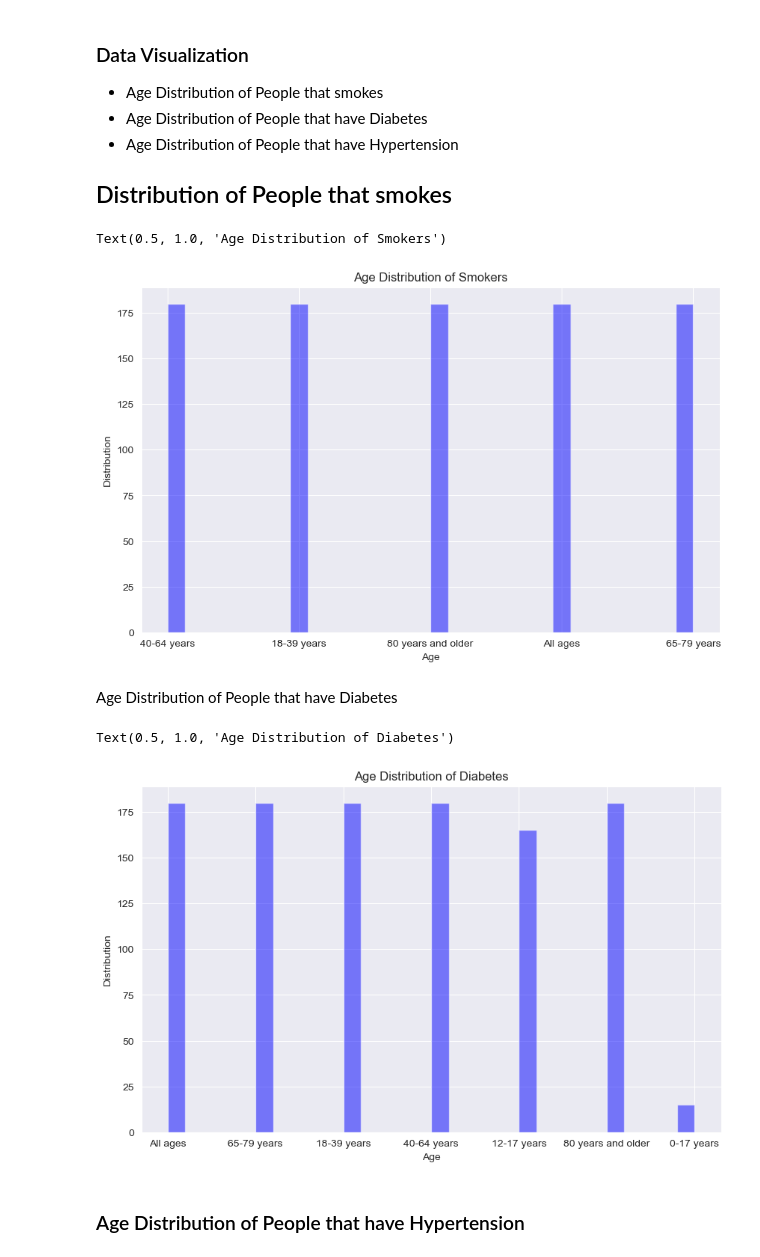
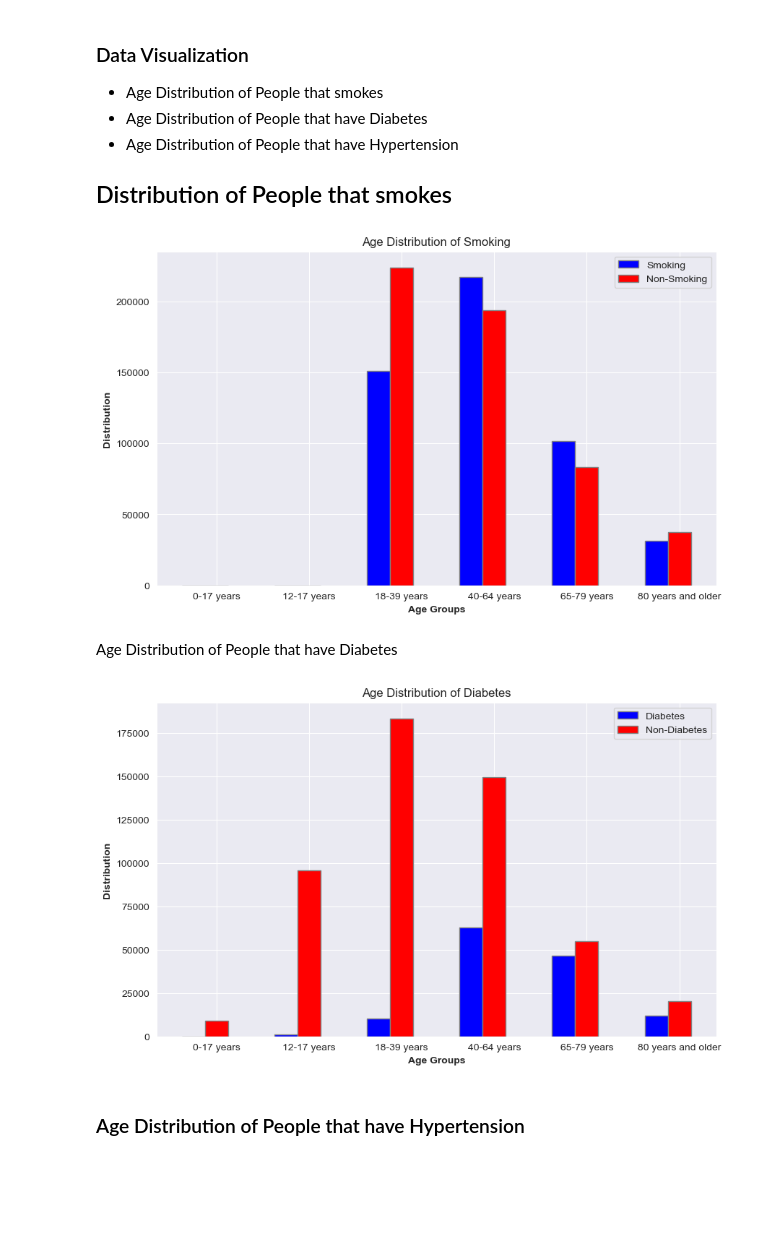
Before and after one commit to byQuexo/DataScienceHealthcareSOL, a Jupyter notebook: main.ipynb, the cells around one changed output. Drawn from its saved outputs; the diff is of its cells as text; code cells hidden in the pictures; blank space fills up the shorter version.

```diff
--- a/main.ipynb
+++ b/main.ipynb
@@ -132,11 +113,15 @@ df.duplicated().sum()
 # %%
 df.drop(columns=['YearStart', 'YearEnd', 'LocationDesc', 'DataSource', 'Topic',
                  'Data_Value_Unit', 'DataValueTypeID', 'Data_Value_Type', 'GeoLocation',
-                 'Low_Confidence_limit', 'High_Confidence_Limit', 'Sample_Size',
+                 'Low_Confidence_limit', 'High_Confidence_Limit',
                  'Data_Value_Footnote_Symbol', 'Data_Value_Footnote', 'ResponseID',
                  'QuestionID', 'LocationAbbr', 'Numerator', 'LocationID', 'RiskFactorID', 'RiskFactorResponseID',  'Geographic Level',
                  'Data_Value','TopicID','CategoryID','AgeID','GenderID', 'RaceEthnicityID'
                  ], inplace=True)
+
+df.dropna(subset=['Sample_Size'], inplace=True)
+df['Sample_Size'] = df['Sample_Size'].astype(int)
+df.drop(df[df['Age'] == 'All ages'].index, inplace=True)
 # %% [markdown]
 ### Remove all rows that are not related to Vision
 # %%
@@ -306,25 +279,53 @@ memory usage: 506.2+ KB
 
 ## Distribution of People that smokes
 # %%
-plt.figure(figsize=(10, 6))
-plt.hist(df[( df['RiskFactor'] == 'Smoking') & ( df['RiskFactorResponse'] == 'Yes')]['Age'], bins=30, color='blue', alpha=0.5)
-plt.xlabel('Age')
-plt.ylabel('Distribution')
-plt.title('Age Distribution of Smokers')
+age_group_sample_size_smoking_yes = {age_group: df[(df['Age'] == age_group) & (df['RiskFactor'] == 'Smoking') & (df['RiskFactorResponse'] == 'Yes')]['Sample_Size'].sum() for age_group in age_groups}
+age_group_sample_size_smoking_no = {age_group: df[(df['Age'] == age_group) & (df['RiskFactor'] == 'Smoking') & (df['RiskFactorResponse'] == 'No')]['Sample_Size'].sum() for age_group in age_groups}
+
+bar_width = 0.25
+r1 = np.arange(len(age_groups))
+r2 = [x + bar_width for x in r1]
+r3 = [x + bar_width for x in r2]
+
+fig, ax = plt.subplots(figsize=(10, 6))
+ax.bar(r1, age_group_sample_size_smoking_yes.values(), color='blue', width=bar_width, edgecolor='grey', label='Smoking')
+ax.bar(r2, age_group_sample_size_smoking_no.values(), color='red', width=bar_width, edgecolor='grey', label='Non-Smoking')
+
+ax.set_xlabel('Age Groups', fontweight='bold')
+ax.set_ylabel('Distribution', fontweight='bold')
+ax.set_xticks([r + bar_width for r in range(len(age_groups))])
+ax.set_xticklabels(age_groups)
+ax.set_title('Age Distribution of Smoking')
+ax.legend()
+
+plt.show()
 # %% [output]
-Text(0.5, 1.0, 'Age Distribution of Smokers')
-[figure, old version]
+[figure, new version]
 # %% [markdown]
 Age Distribution of People that have Diabetes
 # %%
-plt.figure(figsize=(10, 6))
-plt.hist(df[( df['RiskFactor'] == 'Diabetes') & ( df['RiskFactorResponse'] == 'Yes')]['Age'], bins=30, color='blue', alpha=0.5)
-plt.xlabel('Age')
-plt.ylabel('Distribution')
-plt.title('Age Distribution of Diabetes')
+age_group_sample_size_diabetes_yes = {age_group: df[(df['Age'] == age_group) & (df['RiskFactor'] == 'Diabetes') & (df['RiskFactorResponse'] == 'Yes')]['Sample_Size'].sum() for age_group in age_groups}
+age_group_sample_size_diabetes_no = {age_group: df[(df['Age'] == age_group) & (df['RiskFactor'] == 'Diabetes') & (df['RiskFactorResponse'] == 'No')]['Sample_Size'].sum() for age_group in age_groups}
+
+bar_width = 0.25
+r1 = np.arange(len(age_groups))
+r2 = [x + bar_width for x in r1]
+r3 = [x + bar_width for x in r2]
+
+fig, ax = plt.subplots(figsize=(10, 6))
+ax.bar(r1, age_group_sample_size_diabetes_yes.values(), color='blue', width=bar_width, edgecolor='grey', label='Diabetes')
+ax.bar(r2, age_group_sample_size_diabetes_no.values(), color='red', width=bar_width, edgecolor='grey', label='Non-Diabetes')
+
+ax.set_xlabel('Age Groups', fontweight='bold')
+ax.set_ylabel('Distribution', fontweight='bold')
+ax.set_xticks([r + bar_width for r in range(len(age_groups))])
+ax.set_xticklabels(age_groups)
+ax.set_title('Age Distribution of Diabetes')
+ax.legend()
+
+plt.show()
 # %% [output]
-Text(0.5, 1.0, 'Age Distribution of Diabetes')
-[figure, old version]
+[figure, new version]
 # %% [markdown]
 ### Age Distribution of People that have Hypertension
 # %%
```
Also changed, not shown: parts of 25 cells of this notebook, 2 other files.
